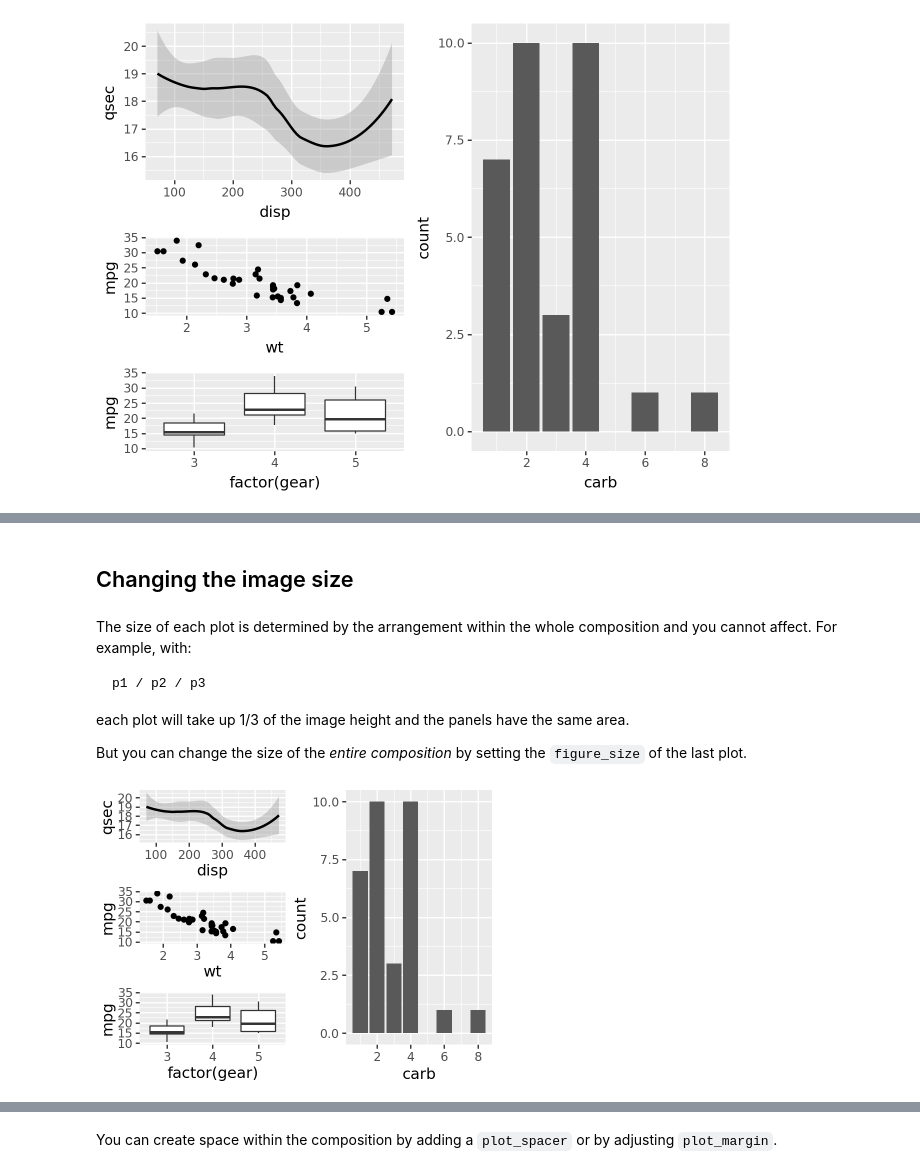
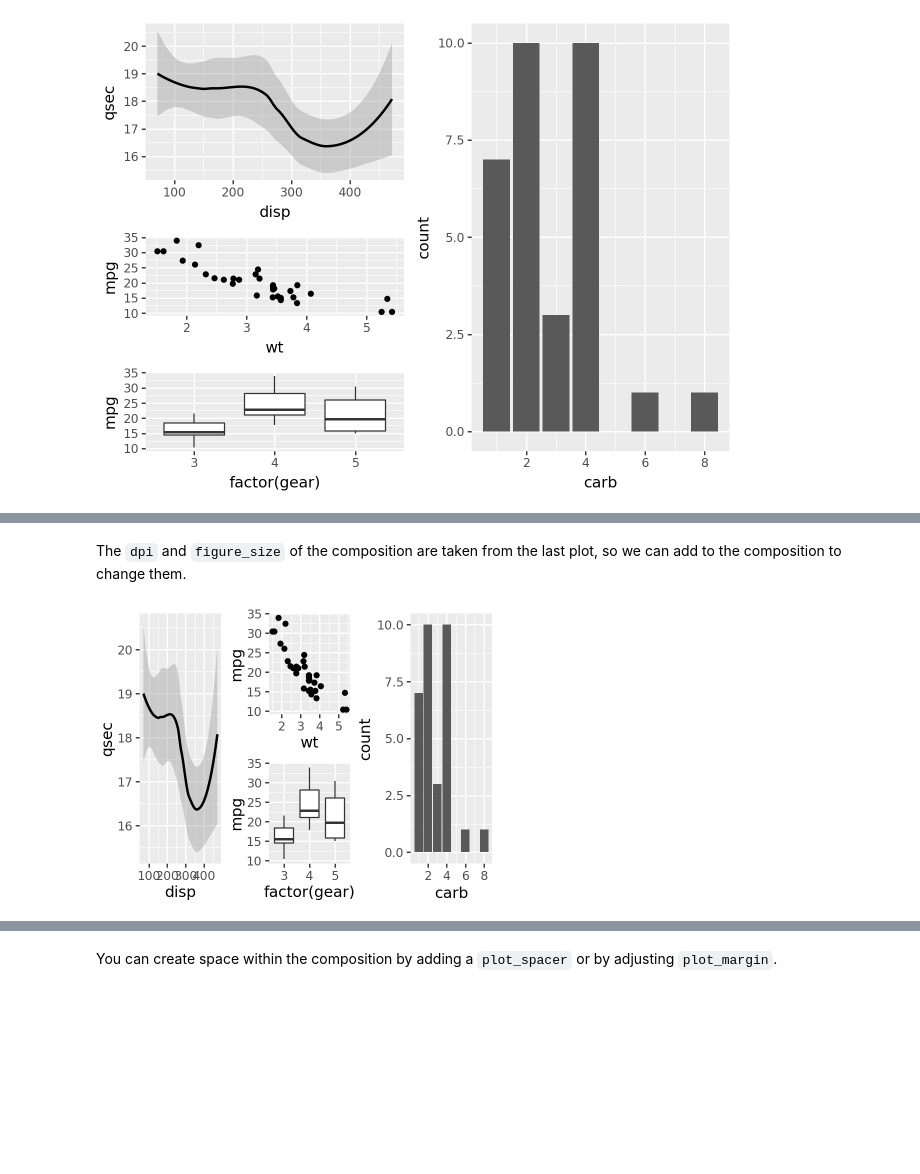
Before and after one commit to has2k1/plotnine-examples, a Jupyter notebook: plotnine_examples/examples/Compose.ipynb, the cells around one changed output, grey strips where cells are left out. Drawn from its saved outputs; the diff is of its cells as text; code cells hidden in the pictures; blank space fills up the shorter version.

Commit message:
Rename Arrange to Compose plus more examples

````diff
--- a/plotnine_examples/examples/Arrange.ipynb
+++ b/plotnine_examples/examples/Compose.ipynb
@@ -18,10 +19,10 @@ from plotnine.data import mtcars
 # %% [markdown]
 ## Plots
 # %%
-p1 = ggplot(mtcars) + geom_smooth(aes("disp", "qsec"))
-p2 = ggplot(mtcars) + geom_point(aes("wt", "mpg"))
-p3 = ggplot(mtcars) + geom_boxplot(aes("factor(gear)", "mpg"))
-p4 = ggplot(mtcars) + geom_bar(aes("carb"))
+p1 = ggplot(mtcars, aes("disp", "qsec")) + geom_smooth()
+p2 = ggplot(mtcars, aes("wt", "mpg")) + geom_point()
+p3 = ggplot(mtcars, aes("factor(gear)", "mpg")) + geom_boxplot()
+p4 = ggplot(mtcars, aes("carb")) + geom_bar()
 # %% [markdown]
 ## The Arithmetic
 # %%
@@ -61,4 +76,4 @@ added to the last plot in the composition.
 # %%
-composition = (p1 / p2 / p3) | p4
-composition + theme_538()
+composition = (p1 | (p2 / p3) | p4)
+composition + theme_bw()
 # %% [output]
@@ -74,17 +81,7 @@ When anything you can add to a `ggplot` e.g. geoms, stats scales, coords, ... is
-# %% [markdown]
-## Changing the image size
 # %% [markdown]
-The size of each plot is determined by the arrangement within the whole composition and you cannot affect.
-For example, with:
-
-```python
-p1 / p2 / p3
-```
-
-each plot will take up 1/3 of the image height and the panels have the same area.
-
-But you can change the size of the _entire composition_ by setting the `figure_size` of the last plot.
+The `dpi` and `figure_size` of the composition are taken from the last plot, so
+we can add to the composition to change them.
 # %%
-((p1 / p2 / p3) | p4) + theme(figure_size=(4, 3))
+composition + theme(figure_size=(4, 3))
 # %% [output]
-[figure, old version]
+[figure, new version]
````
Also changed, not shown: parts of 29 cells of this notebook.
